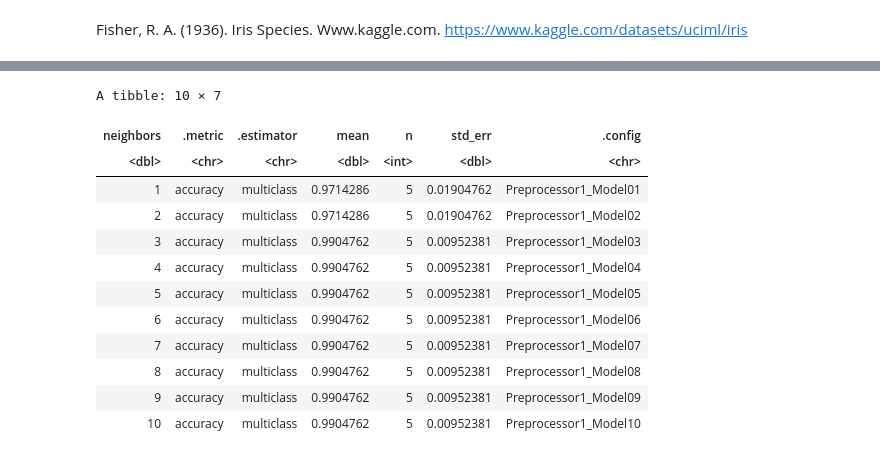
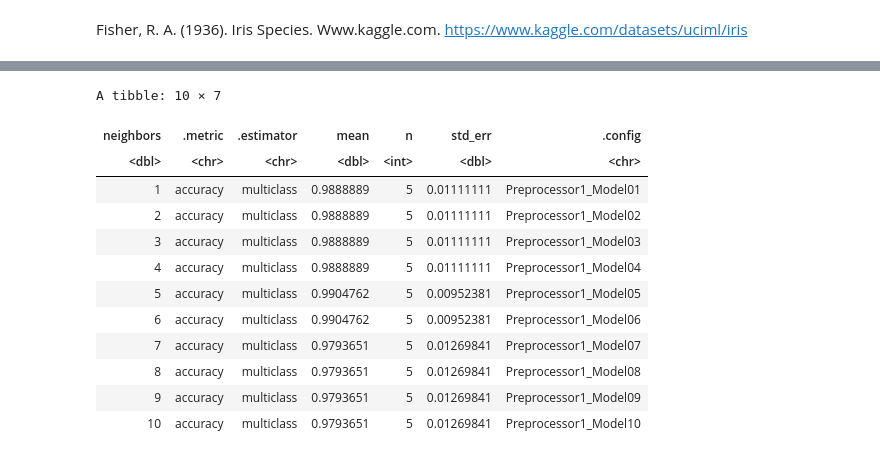
Before and after one commit to lucaschan117/dsci-100-002-group36, a Jupyter notebook: Iris_Project.ipynb, the cells around one changed output, grey strips where cells are left out. Drawn from its saved outputs; the diff is of its cells as text; code cells hidden in the pictures.

```diff
--- a/Iris_Project.ipynb
+++ b/Iris_Project.ipynb
@@ -12,7 +30,8 @@ library(tidymodels)
 # %%
 URL <- "https://drive.usercontent.google.com/u/0/uc?id=1nJhPS7V3n2RzNWZOMhgunLFikY5035Vv&export=download"
 download.file(URL, "data/iris.csv")
-iris <- read_csv("data/iris.csv")
+iris <- read_csv("data/iris.csv") |>
+    select(-Id)
 iris
 # %% [output]
 Rows: 150 Columns: 6
@@ -45,9 +64,13 @@ A spec_tbl_df: 150 × 6
 # %% [markdown]
 We created training data by splitting the data into ⅔ for training in the table below. We generated a scatter plot on both sepal and petal width and length. After generating the plot, it is clear that petal width and length is an identifiable feature of an iris that determines its species due to its clear clusters for each species. On the other hand, the scatter plot for the sepal width and length showed data points with no obvious correlation.
 # %%
-iris_split <- initial_split(iris, prop = .66, strata = Species)
+set.seed(4444)
+iris_split <- initial_split(iris, prop = .75, strata = Species)
 iris_train <- training(iris_split)
 iris_test <- testing(iris_split)
+training_split <- initial_split(iris_train, prop = 0.75, strata = Species)
+iris_subtrain <- training(training_split)
+iris_validation <- testing(training_split)
 # %%
 iris_plot <- iris_train |>
     ggplot(aes(x = PetalLengthCm, y = PetalWidthCm, color = Species)) +
@@ -96,38 +113,38 @@ A tibble: 1 × 2
 # %%
-iris_recipe <- recipe(Species ~. , data = iris_train) |>
+iris_recipe <- recipe(Species ~. , data = iris_subtrain) |>
           step_scale(all_predictors()) |>
           step_center(all_predictors())
 
 iris_spec <- nearest_neighbor(weight_func = "rectangular", neighbors = tune()) |>
   set_engine("kknn") |>
   set_mode("classification")
 
 k_vals <- tibble(neighbors = seq(from = 1, to = 10, by = 1))
 
 iris_results <- workflow() |>
   add_recipe(iris_recipe) |>
   add_model(iris_spec) |>
   tune_grid(resamples = iris_vfold, grid = k_vals) |>
   collect_metrics()
 
 accuracies <- iris_results |>
   filter(.metric == "accuracy")
 
 accuracies
 # %% [output]
 A tibble: 10 × 7
 | neighbors | .metric | .estimator | mean | n | std_err | .config |
 | <dbl> | <chr> | <chr> | <dbl> | <int> | <dbl> | <chr> |
-| 1 | accuracy | multiclass | 0.9714286 | 5 | 0.01904762 | Preprocessor1_Model01 |
-| 2 | accuracy | multiclass | 0.9714286 | 5 | 0.01904762 | Preprocessor1_Model02 |
-| 3 | accuracy | multiclass | 0.9904762 | 5 | 0.00952381 | Preprocessor1_Model03 |
-| 4 | accuracy | multiclass | 0.9904762 | 5 | 0.00952381 | Preprocessor1_Model04 |
+| 1 | accuracy | multiclass | 0.9888889 | 5 | 0.01111111 | Preprocessor1_Model01 |
+| 2 | accuracy | multiclass | 0.9888889 | 5 | 0.01111111 | Preprocessor1_Model02 |
+| 3 | accuracy | multiclass | 0.9888889 | 5 | 0.01111111 | Preprocessor1_Model03 |
+| 4 | accuracy | multiclass | 0.9888889 | 5 | 0.01111111 | Preprocessor1_Model04 |
 | 5 | accuracy | multiclass | 0.9904762 | 5 | 0.00952381 | Preprocessor1_Model05 |
 | 6 | accuracy | multiclass | 0.9904762 | 5 | 0.00952381 | Preprocessor1_Model06 |
-| 7 | accuracy | multiclass | 0.9904762 | 5 | 0.00952381 | Preprocessor1_Model07 |
-| 8 | accuracy | multiclass | 0.9904762 | 5 | 0.00952381 | Preprocessor1_Model08 |
-| 9 | accuracy | multiclass | 0.9904762 | 5 | 0.00952381 | Preprocessor1_Model09 |
-| 10 | accuracy | multiclass | 0.9904762 | 5 | 0.00952381 | Preprocessor1_Model10 |
+| 7 | accuracy | multiclass | 0.9793651 | 5 | 0.01269841 | Preprocessor1_Model07 |
+| 8 | accuracy | multiclass | 0.9793651 | 5 | 0.01269841 | Preprocessor1_Model08 |
+| 9 | accuracy | multiclass | 0.9793651 | 5 | 0.01269841 | Preprocessor1_Model09 |
+| 10 | accuracy | multiclass | 0.9793651 | 5 | 0.01269841 | Preprocessor1_Model10 |
 # %%
 accuracy_vs_k <- ggplot(accuracies, aes(x = neighbors, y = mean)) +
   geom_point() +
```
Also changed, not shown: parts of 5 cells of this notebook.
